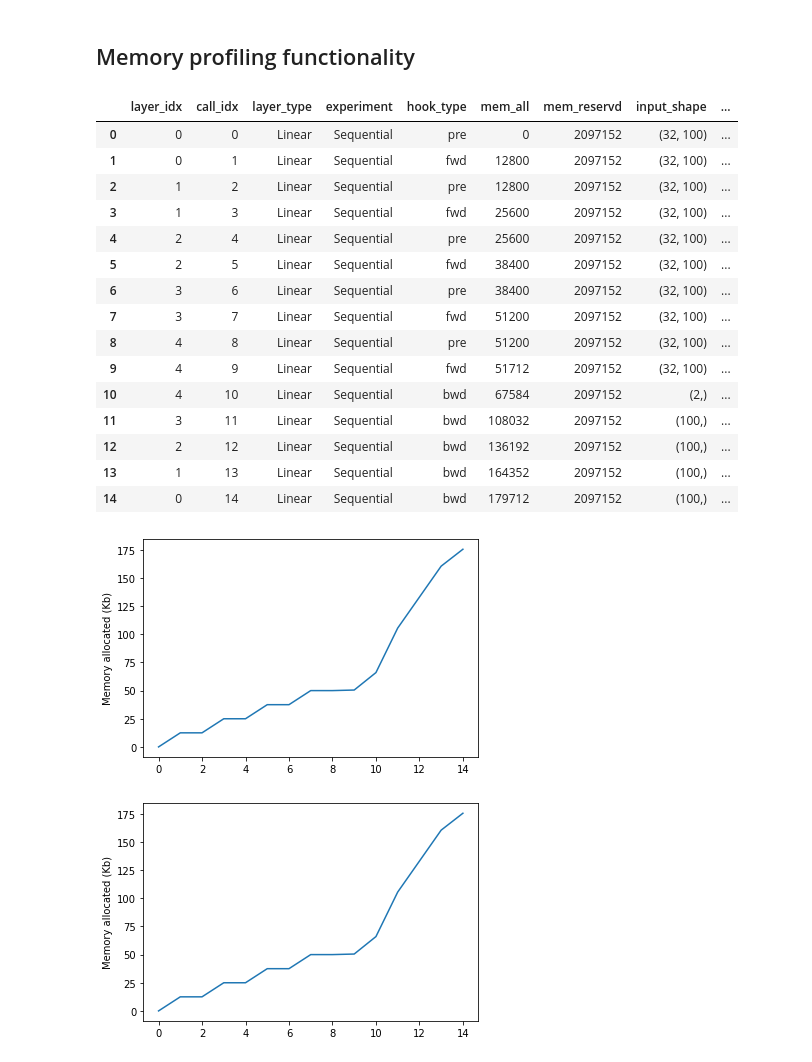
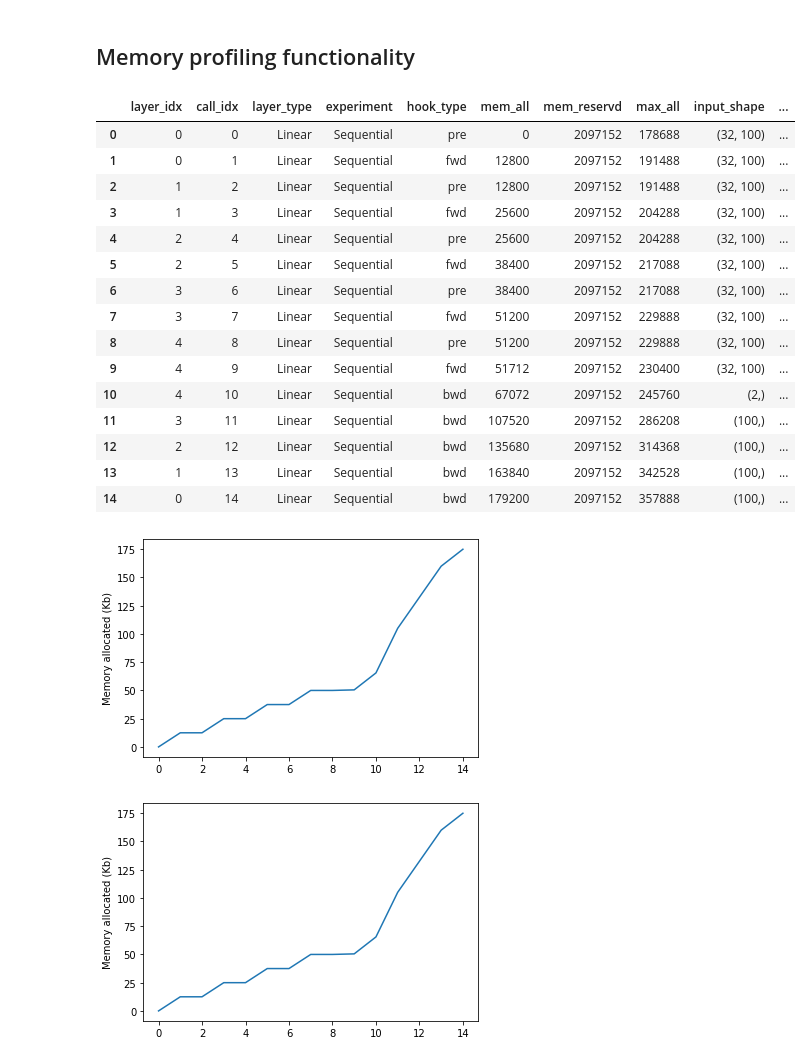
Before and after one commit to arampacha/pt_memprofile, a Jupyter notebook: 00_core.ipynb, the cells around one changed output. Saved outputs shown, nothing was run; the diff lists cells and outputs as text; code cells hidden in the pictures.

Commit message:
Autocast (#2)
* adds fp16 option for `memprofile`

* adds usage examples

```diff
--- a/00_core.ipynb
+++ b/00_core.ipynb
@@ -29,6 +30,7 @@ def _generate_mem_hook(mem_log, idx, hook_type, experiment):
         else: call_idx = mem_log[-1]["call_idx"] + 1
         mem_all = torch.cuda.memory_allocated()
         mem_reserved = torch.cuda.memory_reserved()
+        max_all = torch.cuda.max_memory_allocated()
         torch.cuda.synchronize()
         mem_log.append({
             'layer_idx': idx,
@@ -38,6 +40,7 @@ def _generate_mem_hook(mem_log, idx, hook_type, experiment):
             'hook_type': hook_type,
             'mem_all': mem_all,
             'mem_reservd': mem_reserved,
+            'max_all': max_all,
             'input_shape': inp_shape,
             'output_shape': out_shape,
         })
@@ -71,14 +85,17 @@ def reset_grad(model:nn.Module):
         p.grad = None
 # %%
 #export
-def memprofile(model:nn.Module, xb:Tensor, yb:Tensor, loss_func=CrossEntropyLossFlat(), plot=True, label=None):
+def memprofile(model:nn.Module, xb:Tensor, yb:Tensor, loss_func=CrossEntropyLossFlat(), plot=True, label=None, fp16=False):
+    def forward_and_loss():
+        out = model(xb)
+        return loss_func(out, yb)
     label = ifnone(label, type(model).__name__)
     device = xb.device
     model.to(device)
     prealloc = torch.cuda.memory_allocated()
     with MemHooks(flatten_model(model), label) as h:
-        out = model(xb)
-        loss = loss_func(out, yb)
+        if fp16: forward_and_loss = amp.autocast()(forward_and_loss)
+        loss = forward_and_loss()
         loss.backward()
         reset_grad(model)
         mem_log = pd.DataFrame(h.mem_log, copy=True)
@@ -107,24 +116,24 @@ class SimpleModel(Module):
 # %%
 #cuda
-mem_log = memprofile(simple_model(), xb, yb)
-mem_log
+mem_log1 = memprofile(simple_model(), xb, yb)
+mem_log1
 # %% [output]
-|  | layer_idx | call_idx | layer_type | experiment | hook_type | mem_all | mem_reservd | input_shape | ... |
-| 0 | 0 | 0 | Linear | Sequential | pre | 0 | 2097152 | (32, 100) | ... |
-| 1 | 0 | 1 | Linear | Sequential | fwd | 12800 | 2097152 | (32, 100) | ... |
-| 2 | 1 | 2 | Linear | Sequential | pre | 12800 | 2097152 | (32, 100) | ... |
-| 3 | 1 | 3 | Linear | Sequential | fwd | 25600 | 2097152 | (32, 100) | ... |
-| 4 | 2 | 4 | Linear | Sequential | pre | 25600 | 2097152 | (32, 100) | ... |
-| 5 | 2 | 5 | Linear | Sequential | fwd | 38400 | 2097152 | (32, 100) | ... |
-| 6 | 3 | 6 | Linear | Sequential | pre | 38400 | 2097152 | (32, 100) | ... |
-| 7 | 3 | 7 | Linear | Sequential | fwd | 51200 | 2097152 | (32, 100) | ... |
-| 8 | 4 | 8 | Linear | Sequential | pre | 51200 | 2097152 | (32, 100) | ... |
-| 9 | 4 | 9 | Linear | Sequential | fwd | 51712 | 2097152 | (32, 100) | ... |
-| 10 | 4 | 10 | Linear | Sequential | bwd | 67584 | 2097152 | (2,) | ... |
-| 11 | 3 | 11 | Linear | Sequential | bwd | 108032 | 2097152 | (100,) | ... |
-| 12 | 2 | 12 | Linear | Sequential | bwd | 136192 | 2097152 | (100,) | ... |
-| 13 | 1 | 13 | Linear | Sequential | bwd | 164352 | 2097152 | (100,) | ... |
-| 14 | 0 | 14 | Linear | Sequential | bwd | 179712 | 2097152 | (100,) | ... |
+|  | layer_idx | call_idx | layer_type | experiment | hook_type | mem_all | mem_reservd | max_all | input_shape | ... |
+| 0 | 0 | 0 | Linear | Sequential | pre | 0 | 2097152 | 178688 | (32, 100) | ... |
+| 1 | 0 | 1 | Linear | Sequential | fwd | 12800 | 2097152 | 191488 | (32, 100) | ... |
+| 2 | 1 | 2 | Linear | Sequential | pre | 12800 | 2097152 | 191488 | (32, 100) | ... |
+| 3 | 1 | 3 | Linear | Sequential | fwd | 25600 | 2097152 | 204288 | (32, 100) | ... |
+| 4 | 2 | 4 | Linear | Sequential | pre | 25600 | 2097152 | 204288 | (32, 100) | ... |
+| 5 | 2 | 5 | Linear | Sequential | fwd | 38400 | 2097152 | 217088 | (32, 100) | ... |
+| 6 | 3 | 6 | Linear | Sequential | pre | 38400 | 2097152 | 217088 | (32, 100) | ... |
+| 7 | 3 | 7 | Linear | Sequential | fwd | 51200 | 2097152 | 229888 | (32, 100) | ... |
+| 8 | 4 | 8 | Linear | Sequential | pre | 51200 | 2097152 | 229888 | (32, 100) | ... |
+| 9 | 4 | 9 | Linear | Sequential | fwd | 51712 | 2097152 | 230400 | (32, 100) | ... |
+| 10 | 4 | 10 | Linear | Sequential | bwd | 67072 | 2097152 | 245760 | (2,) | ... |
+| 11 | 3 | 11 | Linear | Sequential | bwd | 107520 | 2097152 | 286208 | (100,) | ... |
+| 12 | 2 | 12 | Linear | Sequential | bwd | 135680 | 2097152 | 314368 | (100,) | ... |
+| 13 | 1 | 13 | Linear | Sequential | bwd | 163840 | 2097152 | 342528 | (100,) | ... |
+| 14 | 0 | 14 | Linear | Sequential | bwd | 179200 | 2097152 | 357888 | (100,) | ... |
 [figure]
 # %%
 #hide
```
Also changed, not shown: parts of 20 cells of this notebook, 10 other files.
